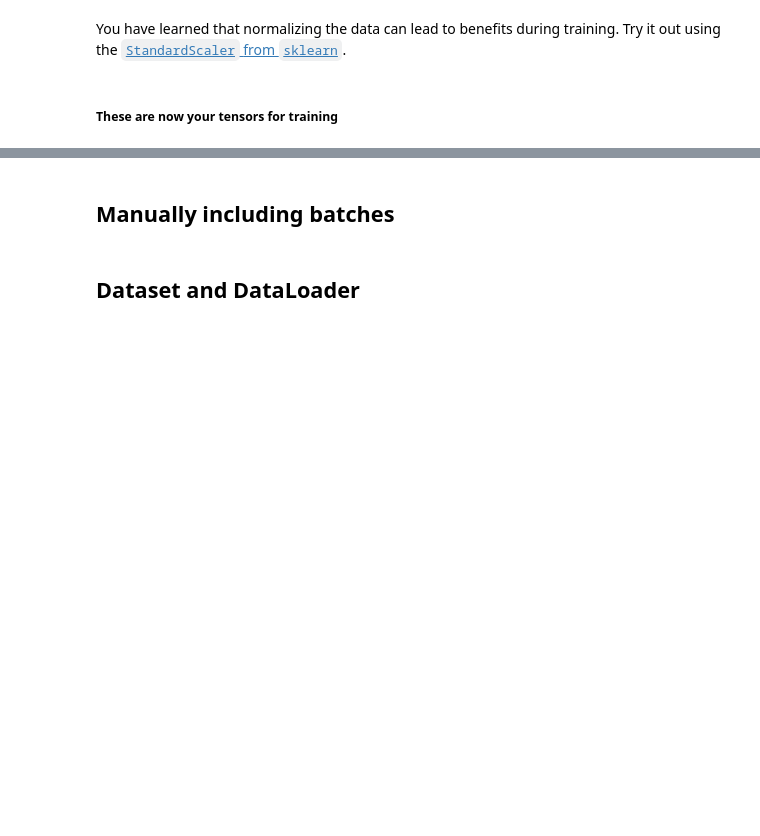
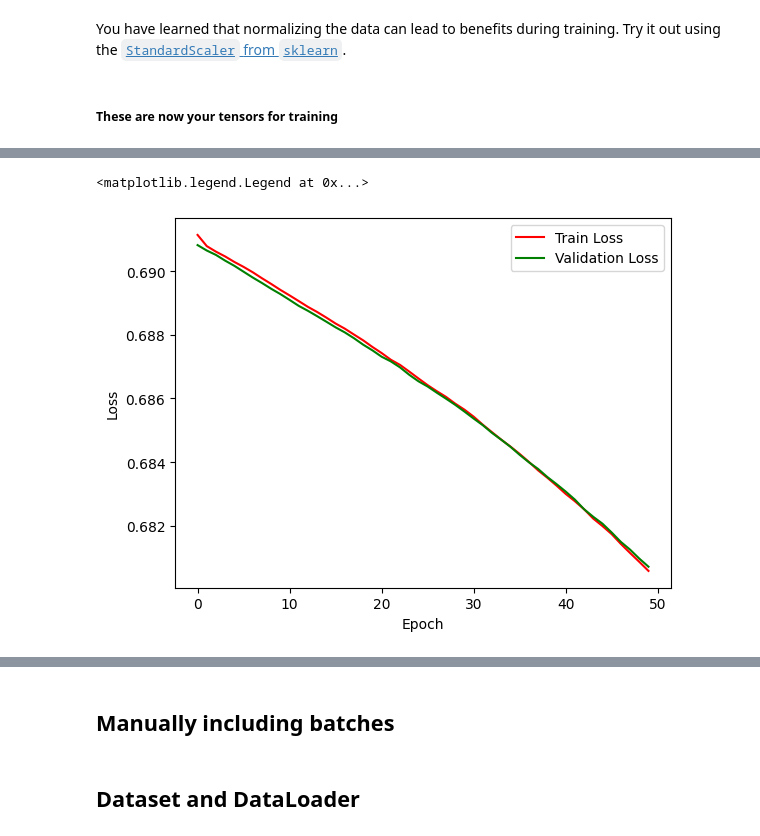
Before and after one commit to els285/Intro2NN4Physics, a Jupyter notebook: DNN4HEP_combined.ipynb, the cells around one changed output, grey strips where cells are left out. Saved outputs shown, nothing was run; the diff lists cells and outputs as text; code cells hidden in the pictures; blank space fills up the shorter version.

```diff
--- a/DNN4HEP_combined.ipynb
+++ b/DNN4HEP_combined.ipynb
@@ -122,8 +122,8 @@ df_signal_filtered = df_signal[input_features]
 df_background_filtered = df_background[input_features]
 # %%
 # Set targets for training
-y_signal     = np.ones(len(df_signal))
-y_background = np.zeros(len(df_background))
+y_signal     = np.ones(len(df_signal_filtered))
+y_background = np.zeros(len(df_background_filtered))
 # %%
 # Combine the dataframes as one big numpy array
 input_data = np.concatenate((df_signal_filtered, df_background_filtered), axis=0)
@@ -169,11 +172,12 @@ y_test_tensor  = torch.tensor(y_test, dtype=torch.float32)
 # %%
 # Just write this as nn.Sequential
 import torch.nn as nn
+N_features = len(input_features)
 model = nn.Sequential(
-    nn.Linear(10, 100),
-    nn.Tanh(),
+    nn.Linear(N_features, 100),
+    nn.Sigmoid(),
     nn.Linear(100, 50),
-    nn.Tanh(),
+    nn.Sigmoid(),
     nn.Linear(50, 1),
     nn.Sigmoid()
 )
@@ -239,0 +268,11 @@ Epoch [50/50], Loss: 0.6585
+# %%
+# Plot loss function for training and validation sets
+import matplotlib.pyplot as plt
+plt.plot(train_losses, label='Train Loss', color='red')
+plt.plot(val_losses, label='Validation Loss', color='green')
+plt.xlabel('Epoch')
+plt.ylabel('Loss')
+plt.legend(['Train Loss', 'Validation Loss'])
+# %% [output]
+<matplotlib.legend.Legend at 0x...>
+[figure, added]
```
Also changed, not shown: parts of 22 cells of this notebook.
